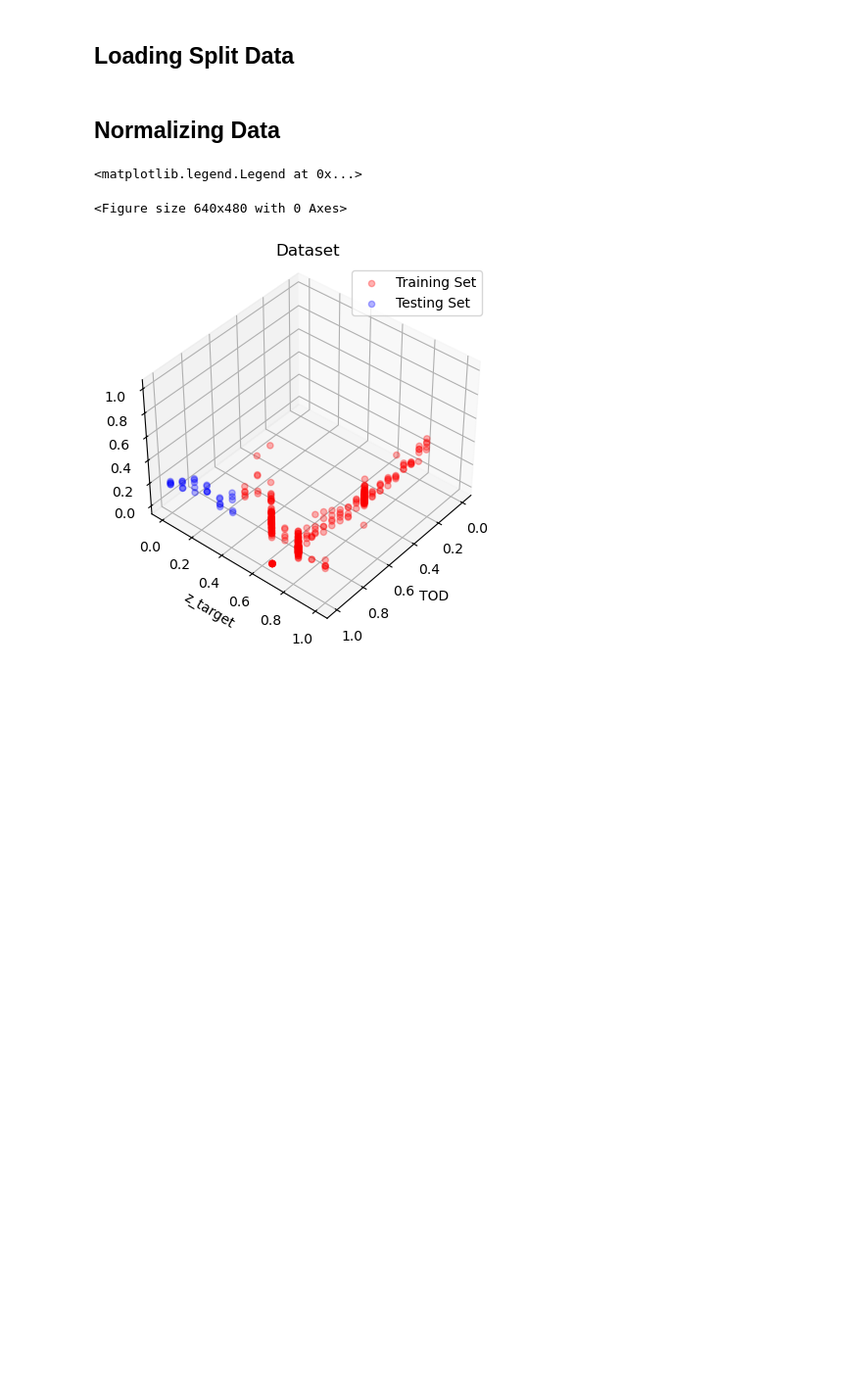
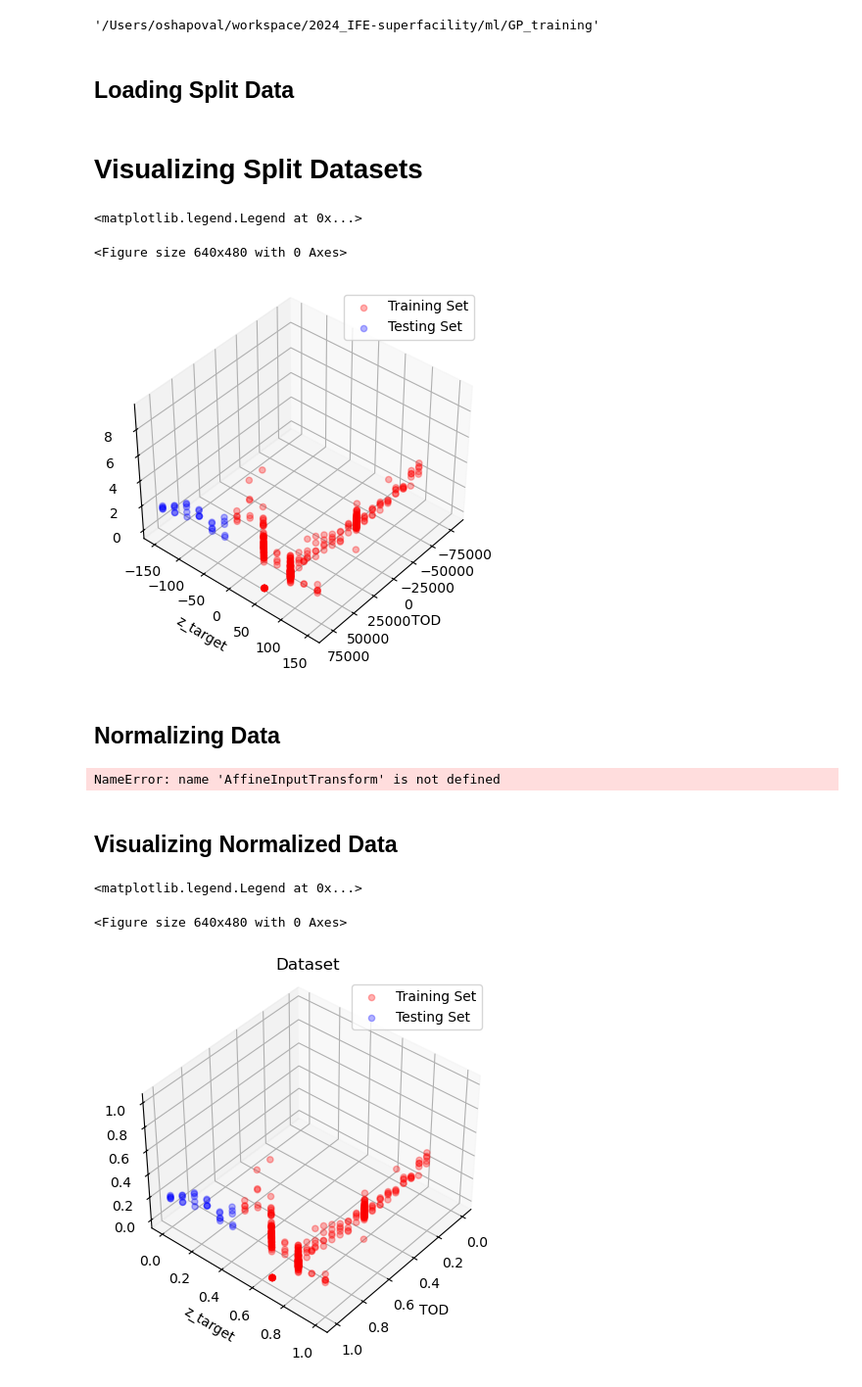
Before and after one commit to BLAST-AI-ML/synapse, a Jupyter notebook: ml/GP_training/GP_Testing.ipynb, the cells around one changed output. Shown at 98% size. Cells and saved outputs as stored; diff of their text form; code cells hidden in the pictures; blank space fills up the shorter version.

```diff
--- a/ml/GP_training/GP_Testing.ipynb
+++ b/ml/GP_training/GP_Testing.ipynb
@@ -11,30 +12,42 @@ from gpytorch.mlls import ExactMarginalLogLikelihood
 import matplotlib.pyplot as plt
+# %%
+pwd
+# %% [output]
+'/Users/oshapoval/workspace/2024_IFE-superfacility/ml/GP_training'
 # %% [markdown]
 <h2>Loading Split Data</h2>
 # %%
 ####Training Set #####
 # Load the CSV file
-training_set_df = pd.read_csv('training_set_1.csv')
-test_set_df = pd.read_csv('test_set_1.csv')
-
-# Access the arrays
-z_training_set = training_set_df['z_target (m)'].values
-TOD_training_set = training_set_df['TOD (s^3)'].values
-n_protons_training_set = training_set_df['n_protons (1/sr)'].values
-
-z_test_set = test_set_df['z_target (m)'].values
-TOD_test_set = test_set_df['TOD (s^3)'].values
-n_protons_test_set = test_set_df['n_protons (1/sr)'].values
+path = '/Users/oshapoval/workspace/2024_IFE-superfacility/experimental_data/'
+training_set_df = pd.read_csv(path + 'training_set_1.csv')
+test_set_df = pd.read_csv(path + '/test_set_1.csv')
+# %% [markdown]
+# Visualizing Split Datasets
+# %%
+plt.clf()
+ax = plt.figure().add_subplot(projection='3d')
+
+ax.scatter( training_set_df['TOD (s^3)'], training_set_df['z_target (m)'],
+           training_set_df['n_protons (1/sr)'], c='r', alpha=0.3, label='Training Set')
+ax.scatter( test_set_df['TOD (s^3)'], test_set_df['z_target (m)'],
+           test_set_df['n_protons (1/sr)'], c='b', alpha=0.3, label='Testing Set')
+ax.view_init(elev=40., azim=40, roll=0)
+plt.xlabel('TOD')
+plt.ylabel('z_target')
+plt.legend()
+# %% [output]
+<matplotlib.legend.Legend at 0x...>
+<Figure size 640x480 with 0 Axes>
+[figure, added]
 # %% [markdown]
 <h2>Normalizing Data</h2>
 # %%
-#Setting Bounds
-z_bounds = torch.tensor([-150, 150])
-TOD_bounds = torch.tensor([-80e3, 80e3])
-protons_bounds = torch.tensor([min(n_protons_training_set), max(n_protons_training_set)])
-
-#define transformers
-transformer_z = Transformer(z_bounds.reshape(2,1), transform_type = 'normalize')
-transformer_TOD = Transformer(TOD_bounds.reshape(2,1), transform_type = 'normalize')
-transformer_n_protons = Transformer(protons_bounds.reshape(2,1), transform_type = 'normalize')
+# Define the input and output normalizations, based on the training set
+X = torch.tensor(training_set_df[['z_target (m)', 'TOD (s^3)']].values, dtype=torch.float)
+input_transform = AffineInputTransform(2, coefficient=X.std(axis=0), offset=X.mean(axis=0))
+y = torch.tensor(training_set_df['n_protons (1/sr)'].values, dtype=torch.float).reshape(-1,1)
+output_transform = AffineInputTransform( 1, coefficient=y.std(axis=0), offset=y.mean(axis=0))
+# %% [output]
+NameError: name 'AffineInputTransform' is not defined
 # %%
@@ -50 +62,3 @@ normed_np_test_set = transformer_n_protons.forward(torch.tensor(n_protons_test_s
+# %% [markdown]
+<h2>Visualizing Normalized Data</h2>
 # %%
```
Also changed, not shown: parts of 15 cells of this notebook.
